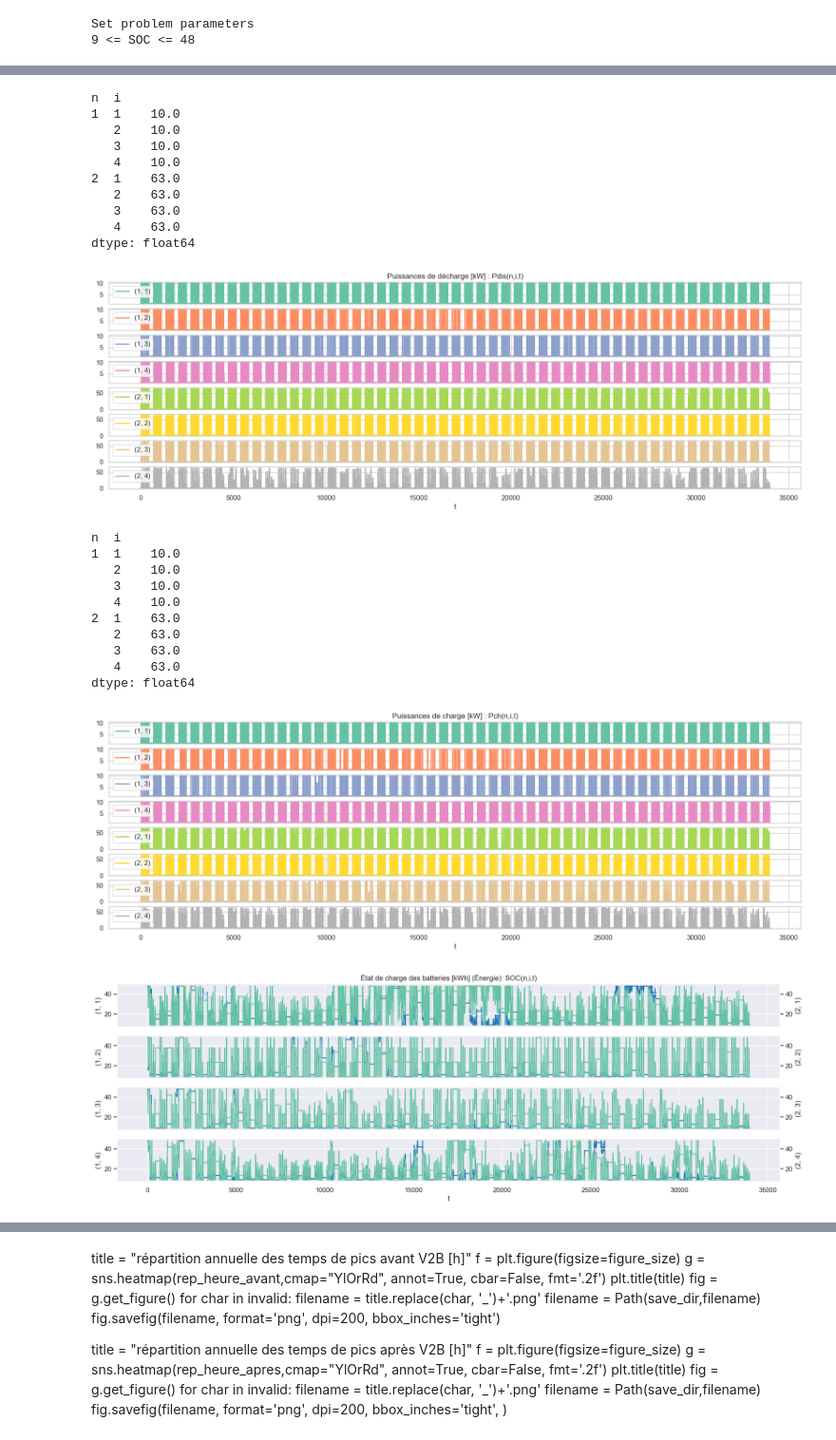
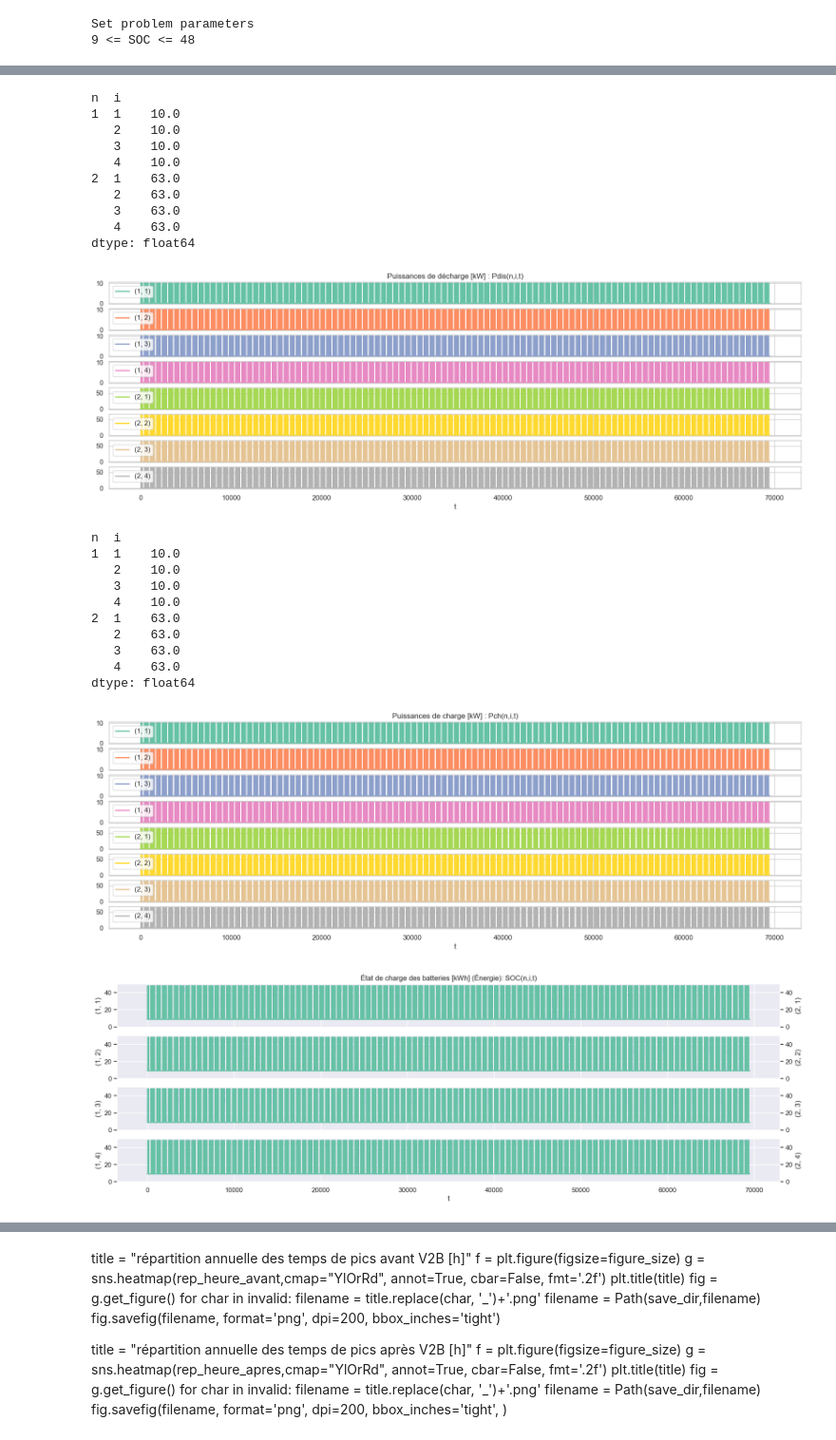
Before and after one commit to cimadure/ene8230, a Jupyter notebook: project.ipynb, the cells around one changed output, grey strips where cells are left out. Shown at 95% size. Saved outputs shown, nothing was run; the diff lists cells and outputs as text; code cells hidden in the pictures.

```diff
--- a/project.ipynb
+++ b/project.ipynb
@@ -150,10 +148,11 @@ index
 Changer les valeurs de 'period_begin' et 'period_end' pour la période désirée.  Choisir la source (colonne) de puissance avec 'POWER_FOR_Pb' pour travailler.
 # %%
 period_begin = '2015-01-12'
-period_end = '2015-12-31'
+period_end = '2015-01-14'
+#period_end = '2015-12-31'
 
-#period_begin = '2015-01-01'
-#period_end = '2016-12-31'
+period_begin = '2015-01-01'
+period_end = '2016-12-31'
 
 #an = df[df['year'] == year[0]]
 
@@ -171,8 +170,8 @@ an = pd.concat([df, Si_gen], axis=1)
 #an = an[(an['week'] == 3) & (an['year'] == 2015)]
 
 
-#POWER_FOR_Pb = 'Power [kW]'
-POWER_FOR_Pb = 'Power Clipped [kW]'
+POWER_FOR_Pb = 'Power [kW]'
+#POWER_FOR_Pb = 'Power Clipped [kW]'
 Pb = an[POWER_FOR_Pb].loc[period_begin:period_end]
 idx = Pb.index
 Pb = Pb.to_numpy(copy=True)
@@ -258,8 +265,8 @@ params = {
     'C__b_n': np.tile(np.array([[0.0196], [0.268]]),4), # Coût de l'infrastructure N $/delta_t
     'SOCmin': soc_min,  # État de charge minimum des véhicules électriques	kWh
     'SOCmax': soc_max,  # État de charge maximum des véhicules électriques	kWh
-    'Pch_min': (4.4*(15/60)),  # Puissance de charge minimum 	kW
-    'Pdis_min': (4.4*(15/60)),  # Puissance de décharge minimum	kW
+    'Pch_min': 0,#(4.4*(15/60)),  # Puissance de charge minimum 	kW
+    'Pdis_min': 0,#(4.4*(15/60)),  # Puissance de décharge minimum	kW
     'Pch_max_n': [10, 63], #[bn*7.5, bn*50.0],  # Puissance de charge maximum en utilisant les bornes de type n	kW
     'Pdis_max_n': [10, 63], #[bn*5.0, bn*40.0],  # Puissance de décharge maximum en utilisant les bornes de type n	kW
     'beta_ch': 0.93,  # Efficacité de charge	%
@@ -271,6 +278,7 @@ params = {
 
     'Pb': Pb,  # Puissance appelée par le bâtiment appelée à l’instant t	kW
     'Pb_max__m': Pb_max__m, # Puissance maximale du bâtiment par mois
+    'P_souscrite' : 10000, # Puissance souscrite avec Hydro-Québec
     'Si': Si, #1, Si le profil d’utilisateur est raccordé à une borne à l’instant t
 
     't_min__m': t_min__m, # indice du premier échantillon t du mois m
@@ -478,7 +490,7 @@ n  i
    3    63.0
    4    63.0
 dtype: float64
-[figure, old version]
+[figure, new version]
 # %%
 df_var = mdl.var_dict_as_df(solution=solus, var_dict=mdl.Pch__n_i_t, index='t', columns=['n', 'i'])
 g = df_var.plot(figsize=figure_size,subplots=True, drawstyle="steps", linewidth=2)
@@ -497,7 +509,7 @@ n  i
    3    63.0
    4    63.0
 dtype: float64
-[figure, old version]
+[figure, new version]
 # %%
 df_Pch__i_t = mdl.var_dict_as_df(solution=solus, var_dict=mdl.Pch_demand_i_t,
                                  index='t', columns='i', prefix='Pch__i_t__')
@@ -512,30 +524,38 @@ df_SOC__n_i_t = mdl.var_dict_as_df(solution=solus, var_dict=mdl.SOC__n_i_t, inde
 # %%
 # Error Bands + valeur maximale des mois
 title = "État de charge des batteries [kWh] (Énergie): SOC(n,i,t)"
 what= 't'
 #sns.set_theme(style="ticks")
 sns.set_theme(style="darkgrid",palette='Set2')
 
 fig, axs = plt.subplots(nrows=4, figsize=figure_size, sharex=True)
 g = sns.lineplot(x=what, y=(1,1), estimator='max', data=df_SOC__n_i_t,  ax=axs[0],color='tab:blue')
+g.set(ylim=(0, None))
 ax2 = g.twinx()
 h = sns.lineplot(x=what, y=(2,1), estimator='max', data=df_SOC__n_i_t, ax=ax2)
+h.set(ylim=(0, None))
 g = sns.lineplot(x=what, y=(1,2), estimator='max', data=df_SOC__n_i_t, ax=axs[1],color='tab:blue')
 ax2 = g.twinx()
 h = sns.lineplot(x=what, y=(2,2), estimator='max', data=df_SOC__n_i_t, ax=ax2)
+g.set(ylim=(0, None))
+h.set(ylim=(0, None))
 g = sns.lineplot(x=what, y=(1,3), estimator='max', data=df_SOC__n_i_t, ax=axs[2],color='tab:blue')
 ax2 = g.twinx()
 h = sns.lineplot(x=what, y=(2,3), estimator='max', data=df_SOC__n_i_t, ax=ax2)
+g.set(ylim=(0, None))
+h.set(ylim=(0, None))
 g = sns.lineplot(x=what, y=(1,4), estimator='max', data=df_SOC__n_i_t, ax=axs[3],color='tab:blue')
 ax2 = g.twinx()
 h = sns.lineplot(x=what, y=(2,4), estimator='max', data=df_SOC__n_i_t, ax=ax2)
+g.set(ylim=(0, None))
+h.set(ylim=(0, None))
 
 for char in invalid:
 	filename = title.replace(char, '_')+'.png'
 filename = Path(save_dir,filename)
 
 axs[0].title.set_text(title)
 plt.show()
 fig.savefig(filename, format='png', dpi=200, bbox_inches='tight')
 # %% [output]
-[figure, old version]
+[figure, new version]
```
Also changed, not shown: parts of 15 cells of this notebook, 1 other file.
